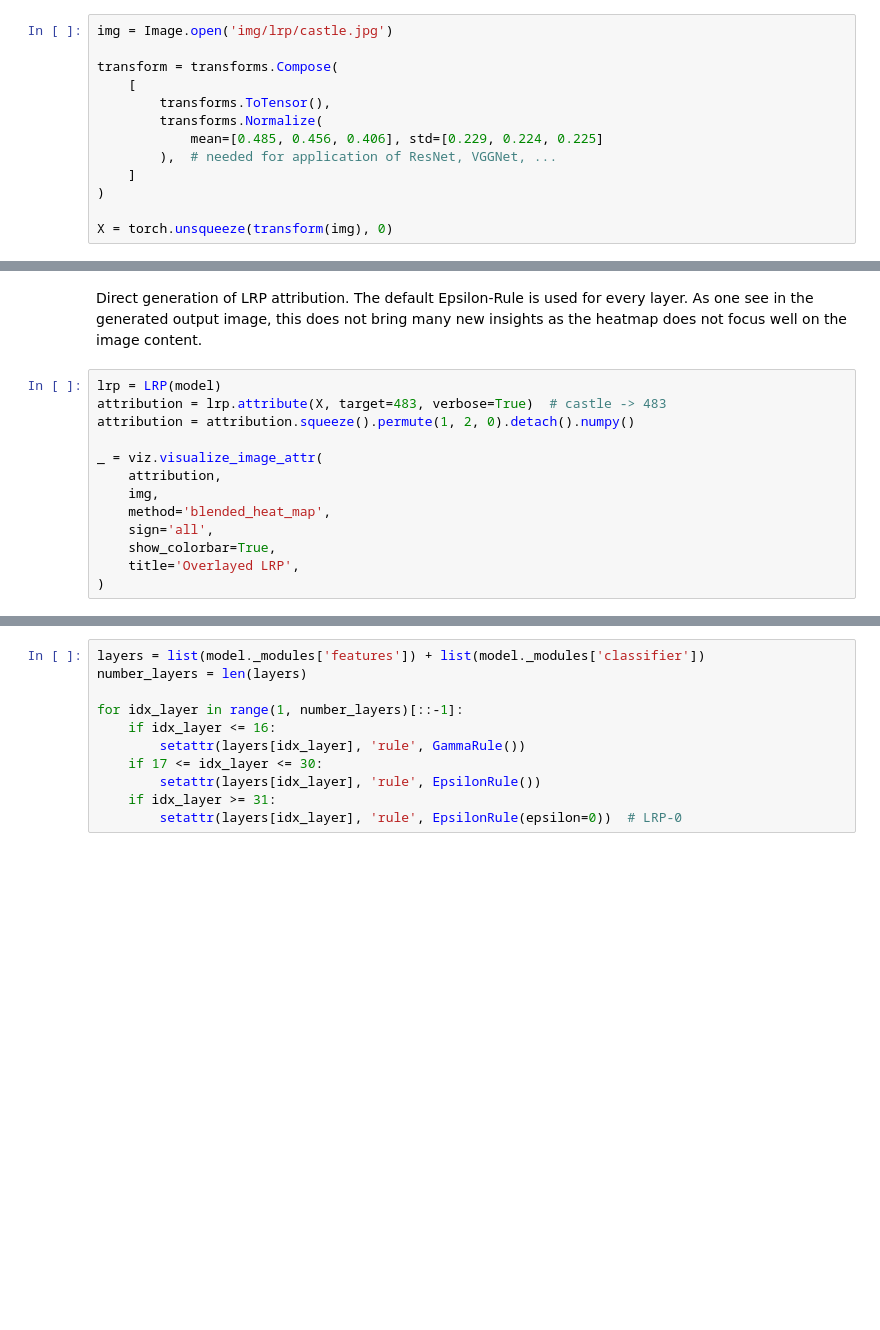
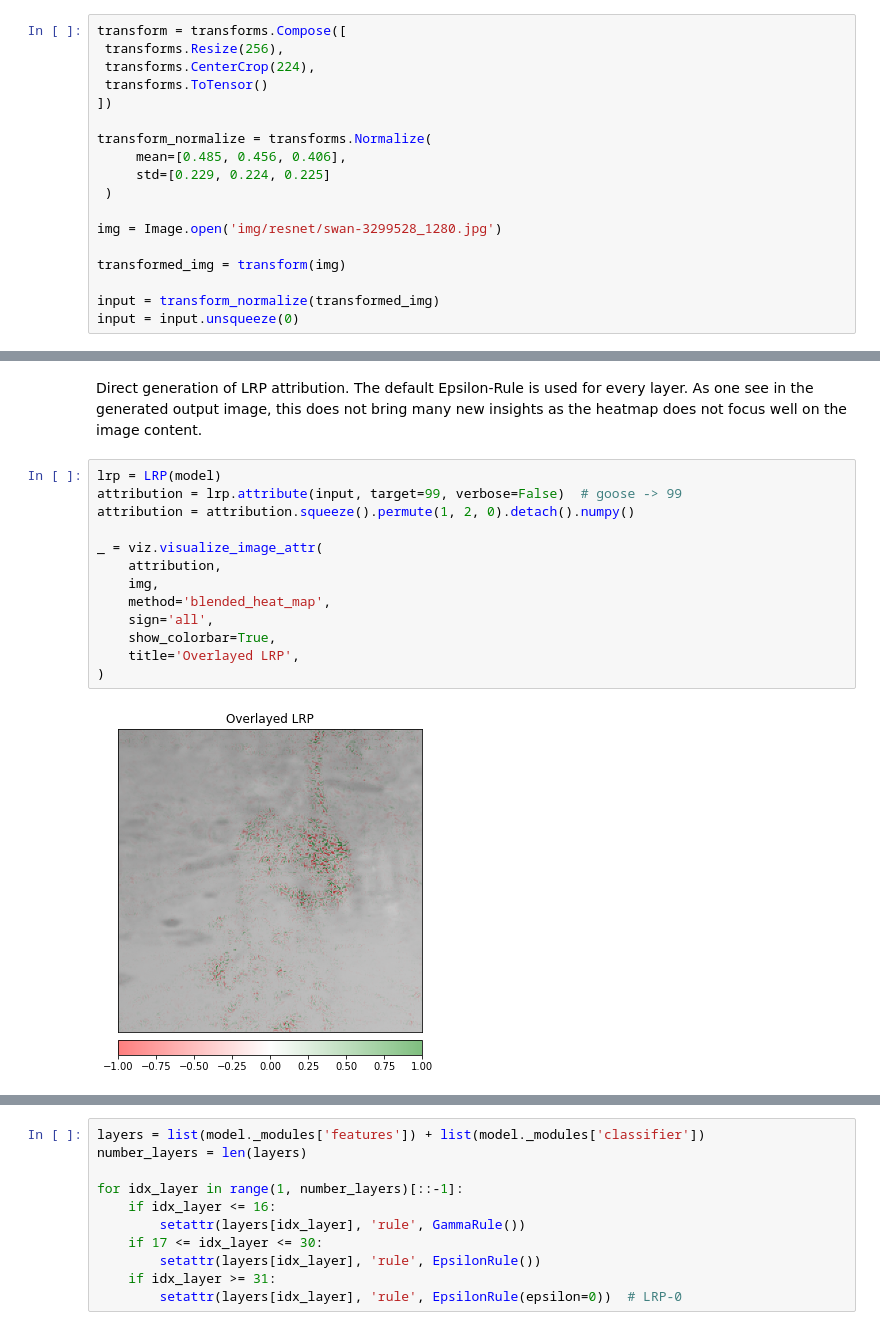
Before and after one commit to pytorch/captum, a Jupyter notebook: tutorials/LRP_TorchVision_Tutorial.ipynb, the cells around one changed output, grey strips where cells are left out. Saved outputs shown, nothing was run; the diff lists cells and outputs as text; blank space fills up the shorter version.

Commit message:
usage swan image

```diff
--- a/tutorials/LRP_TorchVision_Tutorial.ipynb
+++ b/tutorials/LRP_TorchVision_Tutorial.ipynb
@@ -20,18 +20,23 @@ from captum.attr._utils.lrp_rules import EpsilonRule, GammaRule
 # %% [markdown]
 Loads the sample image and performs the appropriate normalizing steps.
 # %%
-img = Image.open('img/lrp/castle.jpg')
+transform = transforms.Compose([
+ transforms.Resize(256),
+ transforms.CenterCrop(224),
+ transforms.ToTensor()
+])
 
-transform = transforms.Compose(
-    [
-        transforms.ToTensor(),
-        transforms.Normalize(
-            mean=[0.485, 0.456, 0.406], std=[0.229, 0.224, 0.225]
-        ),  # needed for application of ResNet, VGGNet, ...
-    ]
-)
+transform_normalize = transforms.Normalize(
+     mean=[0.485, 0.456, 0.406],
+     std=[0.229, 0.224, 0.225]
+ )
 
-X = torch.unsqueeze(transform(img), 0)
+img = Image.open('img/resnet/swan-3299528_1280.jpg')
+
+transformed_img = transform(img)
+
+input = transform_normalize(transformed_img)
+input = input.unsqueeze(0)
 # %% [markdown]
 Loads pre-trained VGG16 model and sets it to eval mode.
 # %%
@@ -47,17 +52,19 @@ for module in model.modules():
 Direct generation of LRP attribution. The default Epsilon-Rule is used for every layer. As one see in the generated output image, this does not bring many new insights as the heatmap does not focus well on the image content.
 # %%
 lrp = LRP(model)
-attribution = lrp.attribute(X, target=483, verbose=True)  # castle -> 483
+attribution = lrp.attribute(input, target=99, verbose=False)  # goose -> 99
 attribution = attribution.squeeze().permute(1, 2, 0).detach().numpy()
 
 _ = viz.visualize_image_attr(
     attribution,
     img,
     method='blended_heat_map',
     sign='all',
     show_colorbar=True,
     title='Overlayed LRP',
 )
+# %% [output]
+[figure, added]
 # %% [markdown]
 But one can assign different rules to every layer. This is a crucial step to get expressive heatmaps. In the literature, one can find recommendations on when to use which layer. Currently implemented in captum are LRP-Epsilon, LRP-0, LRP-Gamma, LRP-Alpha-Beta, and the Identity-Rule.
 
```
Also changed, not shown: parts of 3 cells of this notebook.
